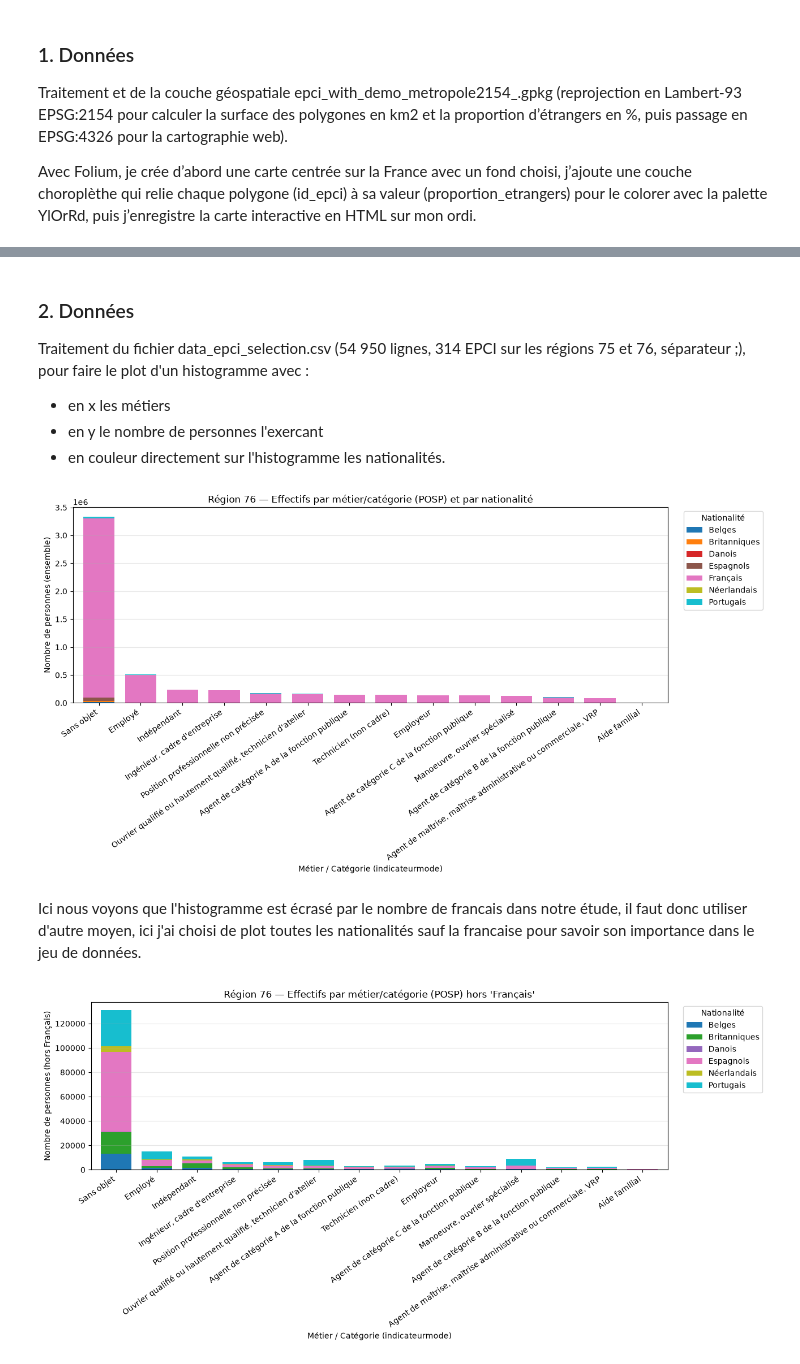
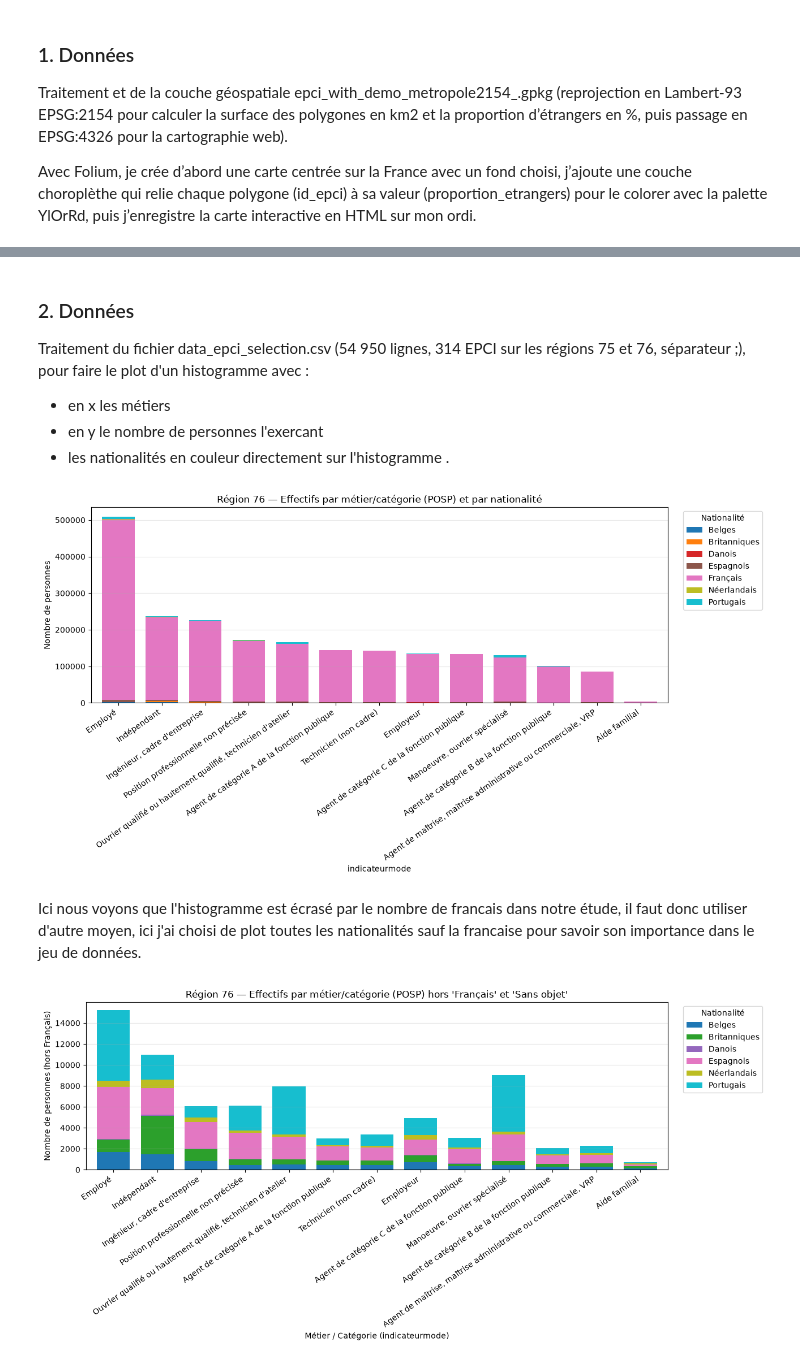
Before and after one commit to Martinos00729/Martin_B-, a Jupyter notebook: Carte.ipynb, the cells around one changed output, grey strips where cells are left out. Drawn from its saved outputs; the diff is of its cells as text; code cells hidden in the pictures.

```diff
--- a/Carte.ipynb
+++ b/Carte.ipynb
@@ -74,7 +73,7 @@ KeyboardInterrupt:
 Traitement du fichier data_epci_selection.csv (54 950 lignes, 314 EPCI sur les régions 75 et 76, séparateur ;), pour faire le plot d'un histogramme avec :
 - en x les métiers
 - en y le nombre de personnes l'exercant
-- en couleur directement sur l'histogramme les nationalités.
+- les nationalités en couleur directement sur l'histogramme .
 # %%
 import matplotlib.pyplot as plt
 import pandas as pd
@@ -93,6 +92,7 @@ piv = df_76_posp.pivot_table(
 
 piv["Total"] = piv.sum(axis=1)
 piv = piv.sort_values("Total", ascending=False).drop(columns=["Total"])
+piv = piv.drop(index=["Sans objet"], errors="ignore")  # <-- supprime la catégorie 'Sans objet'
 
 ax = piv.plot(
     kind="bar",
@@ -112,44 +112,44 @@ plt.tight_layout()
 plt.savefig("histogramme_reg76_metiers_nationalites.png", dpi=200, bbox_inches="tight")
 plt.show()
 # %% [output]
-[figure, old version]
+[figure, new version]
 # %% [markdown]
 Ici nous voyons que l'histogramme est écrasé par le nombre de francais dans notre étude, il faut donc utiliser d'autre moyen, ici j'ai choisi de plot toutes les nationalités sauf la francaise pour savoir son importance dans le jeu de données.
 # %%
 import matplotlib.pyplot as plt
 import pandas as pd
-
 
 df = pd.read_csv("data_epci_selection.csv", sep=";")
 df_76_posp = df[
     (df["INSEE_REG"] == 76) & (df["indicateurcode"] == "POSP")
 ].copy()
 
 piv = df_76_posp.pivot_table(
     index="indicateurmode",
     columns="nat",
     values="ensemble",
     aggfunc="sum",
     fill_value=0,
 )
 
 order = piv.sum(axis=1).sort_values(ascending=False).index
 piv = piv.loc[order]
 
-piv_sans_fr = piv.drop(columns=["Français"], errors="ignore")
+piv_sans_fr = piv.drop(index=["Sans objet"], errors="ignore").drop(columns=["Français"], errors="ignore")
 
 fig, ax = plt.subplots(figsize=(13, 6.5))
 piv_sans_fr.plot(kind="bar", stacked=True, ax=ax, colormap="tab10", width=0.75)
 ax.set_title(
-    "Région 76 — Effectifs par métier/catégorie (POSP) hors 'Français'"
+    "Région 76 — Effectifs par métier/catégorie (POSP) hors 'Français' et"
+    " 'Sans objet'"
 )
 ax.set_xlabel("Métier / Catégorie (indicateurmode)")
 ax.set_ylabel("Nombre de personnes (hors Français)")
 ax.legend(title="Nationalité", bbox_to_anchor=(1.02, 1), loc="upper left")
 ax.grid(axis="y", alpha=0.3)
 plt.xticks(rotation=35, ha="right")
 plt.tight_layout()
 plt.savefig("graph_sans_francais_reg76.png", dpi=200, bbox_inches="tight")
 plt.show()
 # %% [output]
-[figure, old version]
+[figure, new version]
```
Also changed, not shown: parts of 6 cells of this notebook.
